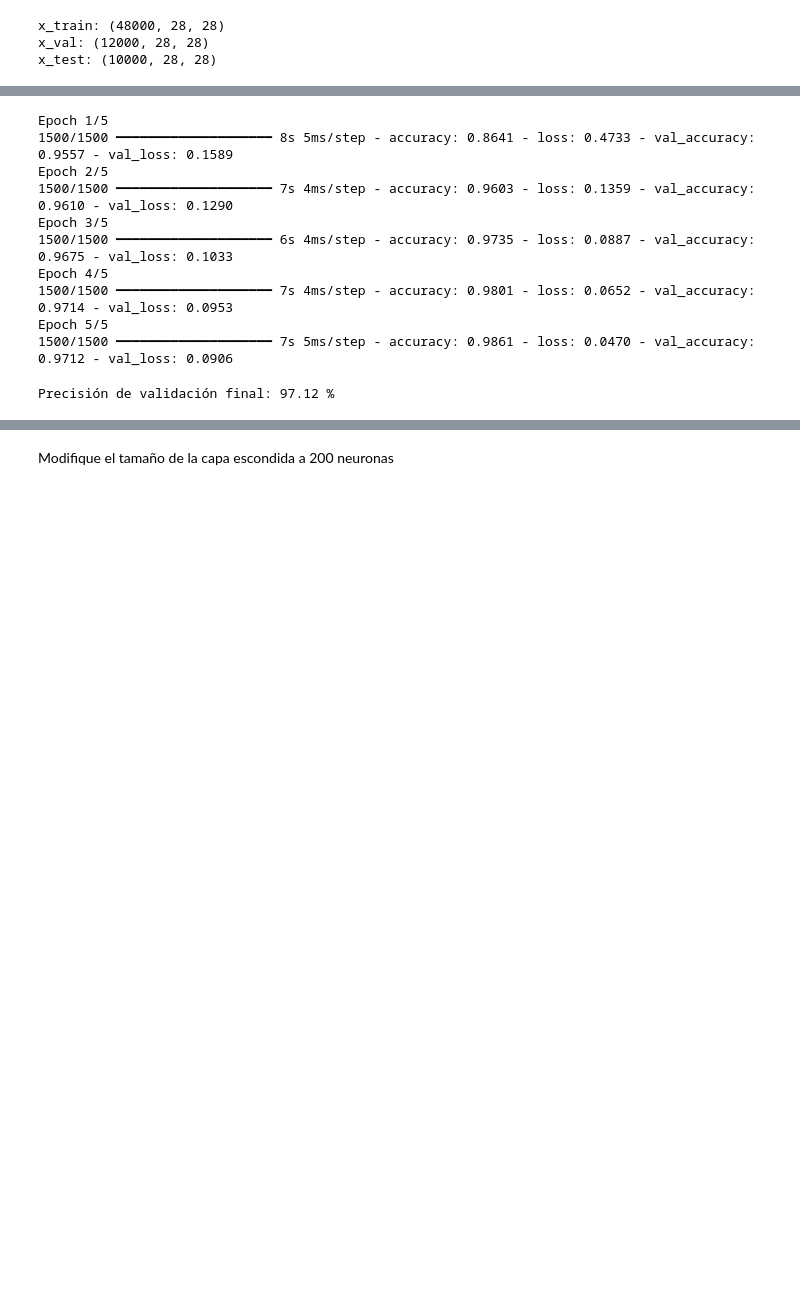
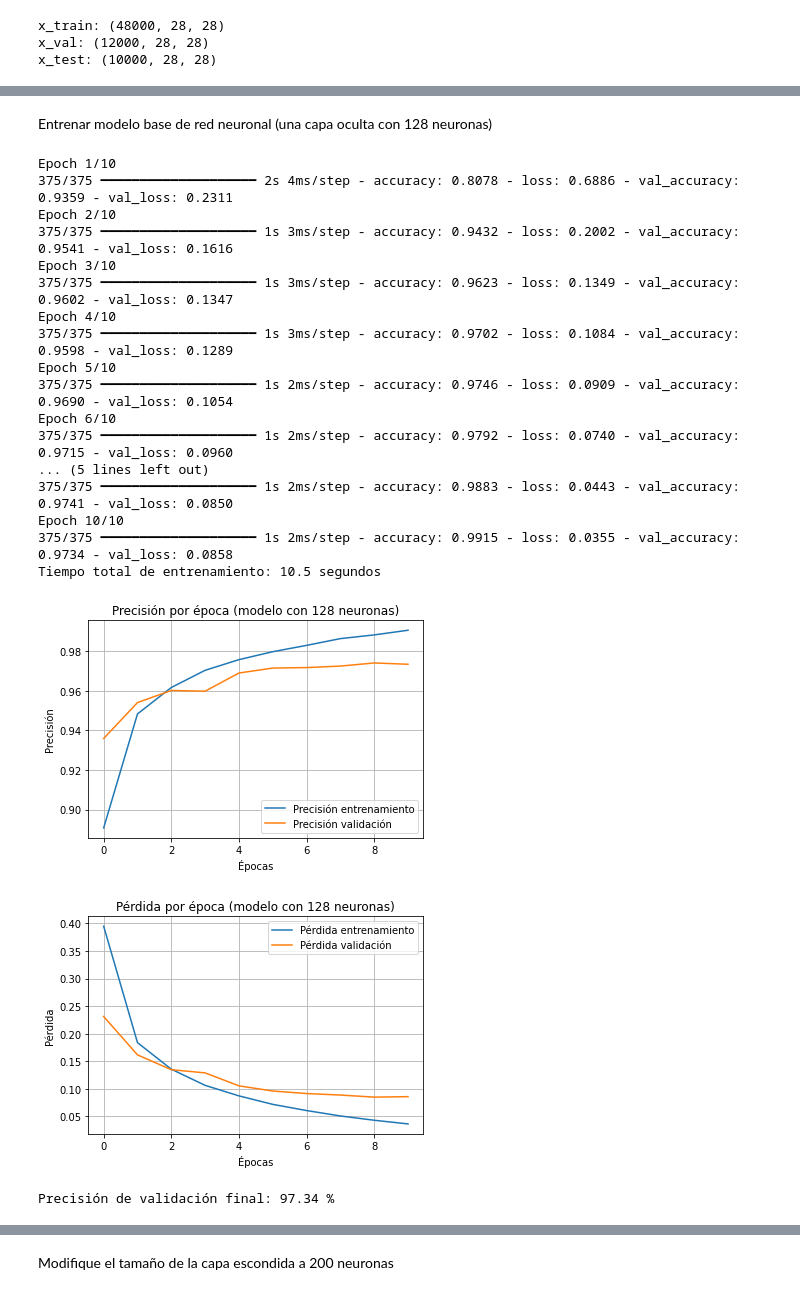
Before and after one commit to alee2602/LAB2-DS, a Jupyter notebook: main.ipynb, the cells around one changed output, grey strips where cells are left out. Drawn from its saved outputs; the diff is of its cells as text; code cells hidden in the pictures; blank space fills up the shorter version.

```diff
--- a/main.ipynb
+++ b/main.ipynb
@@ -52,35 +62,72 @@ x_test: (10000, 28, 28)
+# %% [markdown]
+Entrenar modelo base de red neuronal (una capa oculta con 128 neuronas)
 # %%
 from tensorflow import keras
 from tensorflow.keras import layers
+import time
 
 model = keras.Sequential([
     layers.Flatten(input_shape=(28, 28)),
     layers.Dense(128, activation='relu'),
     layers.Dense(10, activation='softmax')
 ])
 
 model.compile(optimizer='adam',
             loss='sparse_categorical_crossentropy',
             metrics=['accuracy'])
 
+start = time.time()
+
 history = model.fit(
     x_train_new, y_train_new,
     validation_data=(x_val, y_val),
-    epochs=5
+    epochs=10,
+    batch_size = 128
 )
+
+end = time.time()
+print("Tiempo total de entrenamiento:", round(end - start, 2), "segundos")
+
+plt.plot(history.history['accuracy'], label='Precisión entrenamiento')
+plt.plot(history.history['val_accuracy'], label='Precisión validación')
+plt.xlabel('Épocas')
+plt.ylabel('Precisión')
+plt.title('Precisión por época (modelo con 128 neuronas)')
+plt.legend()
+plt.grid(True)
+plt.show()
+
+# Gráfico de pérdida
+plt.plot(history.history['loss'], label='Pérdida entrenamiento')
+plt.plot(history.history['val_loss'], label='Pérdida validación')
+plt.xlabel('Épocas')
+plt.ylabel('Pérdida')
+plt.title('Pérdida por época (modelo con 128 neuronas)')
+plt.legend()
+plt.grid(True)
+plt.show()
 # %% [output]
-Epoch 1/5
-1500/1500 ━━━━━━━━━━━━━━━━━━━━ 8s 5ms/step - accuracy: 0.8641 - loss: 0.4733 - val_accuracy: 0.9557 - val_loss: 0.1589
-Epoch 2/5
-1500/1500 ━━━━━━━━━━━━━━━━━━━━ 7s 4ms/step - accuracy: 0.9603 - loss: 0.1359 - val_accuracy: 0.9610 - val_loss: 0.1290
-Epoch 3/5
-1500/1500 ━━━━━━━━━━━━━━━━━━━━ 6s 4ms/step - accuracy: 0.9735 - loss: 0.0887 - val_accuracy: 0.9675 - val_loss: 0.1033
-Epoch 4/5
-1500/1500 ━━━━━━━━━━━━━━━━━━━━ 7s 4ms/step - accuracy: 0.9801 - loss: 0.0652 - val_accuracy: 0.9714 - val_loss: 0.0953
-Epoch 5/5
-1500/1500 ━━━━━━━━━━━━━━━━━━━━ 7s 5ms/step - accuracy: 0.9861 - loss: 0.0470 - val_accuracy: 0.9712 - val_loss: 0.0906
+Epoch 1/10
+375/375 ━━━━━━━━━━━━━━━━━━━━ 2s 4ms/step - accuracy: 0.8078 - loss: 0.6886 - val_accuracy: 0.9359 - val_loss: 0.2311
+Epoch 2/10
+375/375 ━━━━━━━━━━━━━━━━━━━━ 1s 3ms/step - accuracy: 0.9432 - loss: 0.2002 - val_accuracy: 0.9541 - val_loss: 0.1616
+Epoch 3/10
+375/375 ━━━━━━━━━━━━━━━━━━━━ 1s 3ms/step - accuracy: 0.9623 - loss: 0.1349 - val_accuracy: 0.9602 - val_loss: 0.1347
+Epoch 4/10
+375/375 ━━━━━━━━━━━━━━━━━━━━ 1s 3ms/step - accuracy: 0.9702 - loss: 0.1084 - val_accuracy: 0.9598 - val_loss: 0.1289
+Epoch 5/10
+375/375 ━━━━━━━━━━━━━━━━━━━━ 1s 2ms/step - accuracy: 0.9746 - loss: 0.0909 - val_accuracy: 0.9690 - val_loss: 0.1054
+Epoch 6/10
+375/375 ━━━━━━━━━━━━━━━━━━━━ 1s 2ms/step - accuracy: 0.9792 - loss: 0.0740 - val_accuracy: 0.9715 - val_loss: 0.0960
+... (5 lines left out)
+375/375 ━━━━━━━━━━━━━━━━━━━━ 1s 2ms/step - accuracy: 0.9883 - loss: 0.0443 - val_accuracy: 0.9741 - val_loss: 0.0850
+Epoch 10/10
+375/375 ━━━━━━━━━━━━━━━━━━━━ 1s 2ms/step - accuracy: 0.9915 - loss: 0.0355 - val_accuracy: 0.9734 - val_loss: 0.0858
+Tiempo total de entrenamiento: 10.5 segundos
+[figure, added]
+[figure, added]
 # %%
 val_acc = history.history['val_accuracy'][-1]
 print("Precisión de validación final:", round(val_acc * 100, 2), "%")
 # %% [output]
-Precisión de validación final: 97.12 %
+Precisión de validación final: 97.34 %
```
Also changed, not shown: parts of 20 cells of this notebook.
